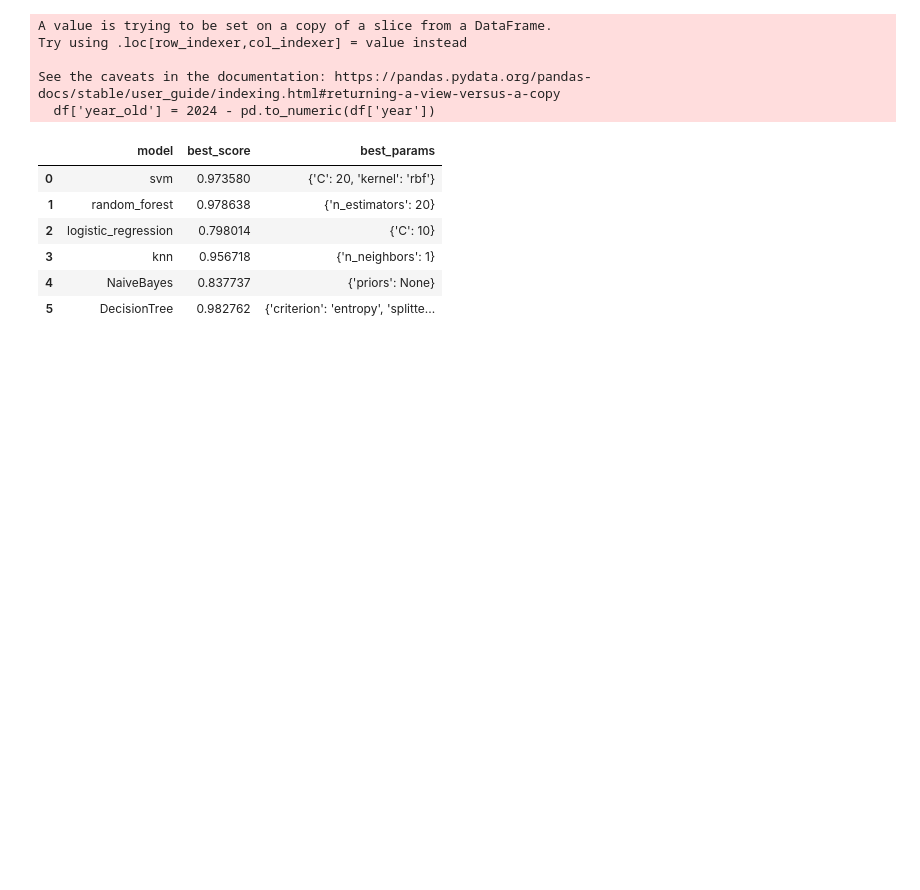
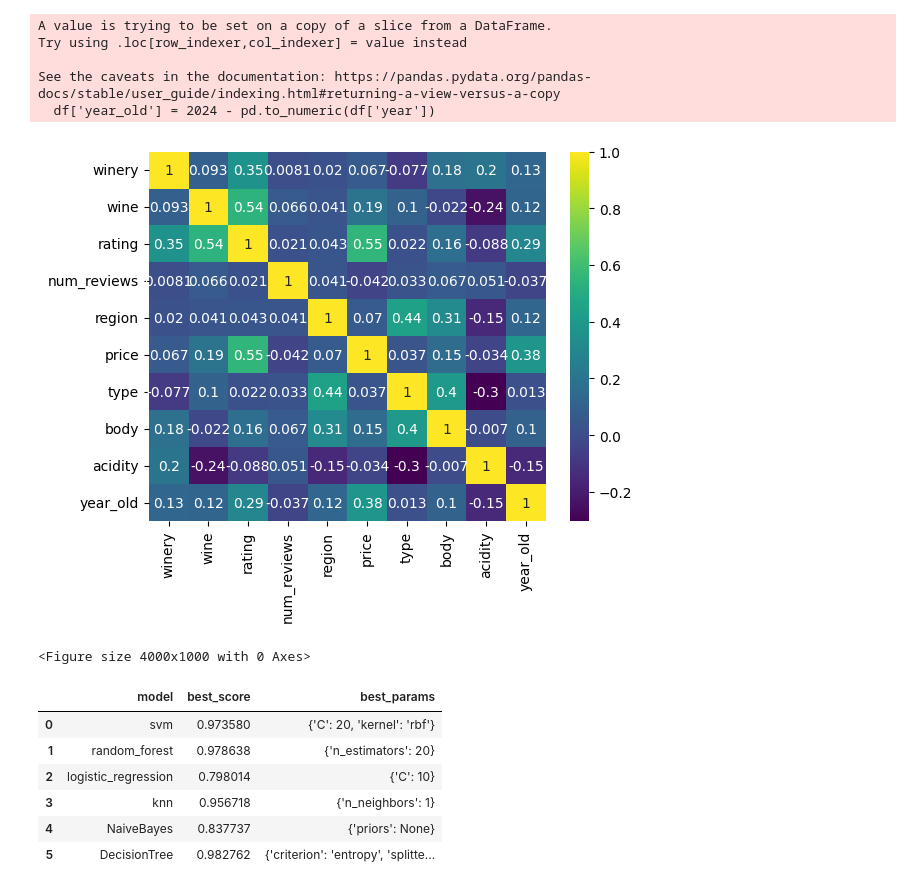
Before and after one commit to iiitl/Classification, a Jupyter notebook: Untitled5.ipynb, the cells around one changed output. Drawn from its saved outputs; the diff is of its cells as text; code cells hidden in the pictures; blank space fills up the shorter version.

```diff
--- a/Untitled5.ipynb
+++ b/Untitled5.ipynb
@@ -41,3 +56,6 @@ type           0
 body           0
 acidity        0
 dtype: int64
+# %%
+winery_stats = df.winery.value_counts(ascending=False)
+winery_stats
@@ -98,6 +129,8 @@ Name: wine, Length: 739, dtype: int64
 df.wine = df.wine.apply(lambda x: 'other' if x in wine_stats_less_than_10 else x)
 # %% [output]
 37
+# %%
+df = df.drop('country',axis='columns')
 # %%
 from sklearn.preprocessing import LabelEncoder
 le = LabelEncoder()
@@ -133,6 +166,14 @@ Try using .loc[row_indexer,col_indexer] = value instead
 
 See the caveats in the documentation: https://pandas.pydata.org/pandas-docs/stable/user_guide/indexing.html#returning-a-view-versus-a-copy
   df['year_old'] = 2024 - pd.to_numeric(df['year'])
+# %%
+corr = df.corr()
+sns.heatmap(corr, annot=True, cmap='viridis')
+plt.figure(figsize = (40,10))
+plt.show()
+# %% [output]
+[figure, added]
+<Figure size 4000x1000 with 0 Axes>
 # %%
 df = df.drop(['num_reviews','winery','price'],axis='columns')
 numerical_features = ['wine','body','acidity','year_old']
```
Also changed, not shown: parts of 6 cells of this notebook.
